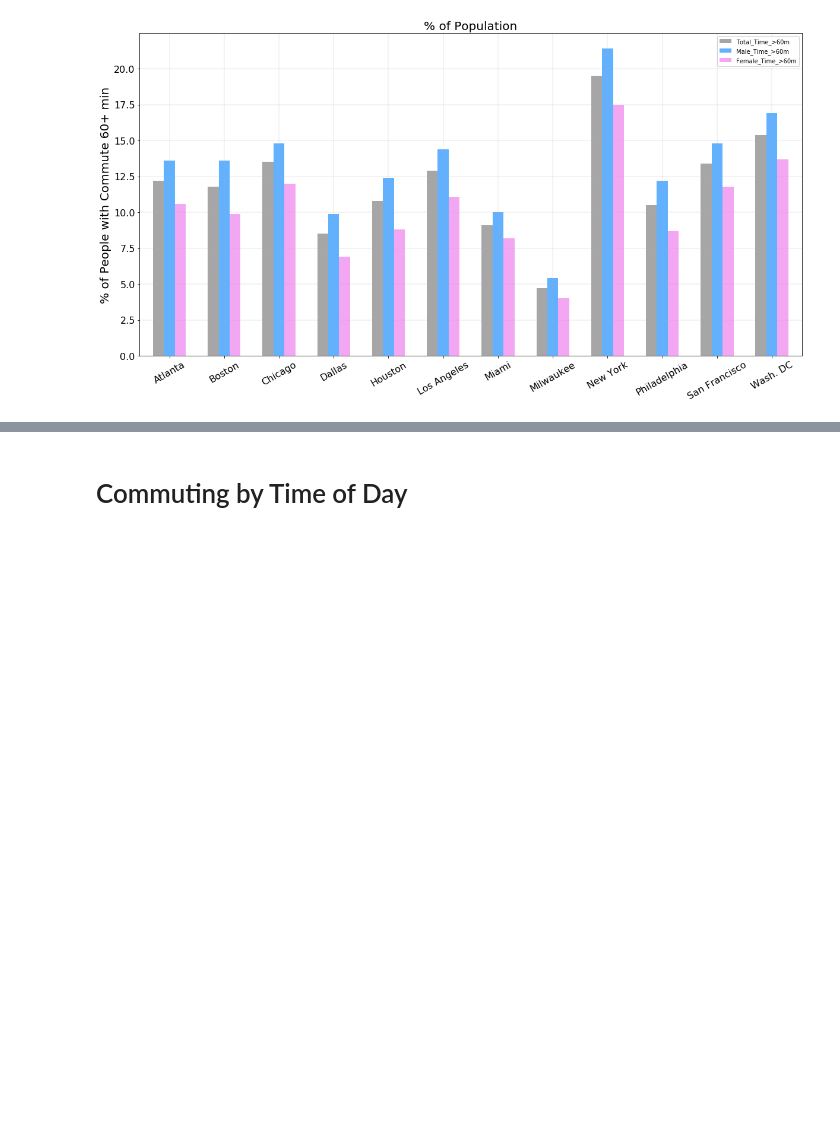
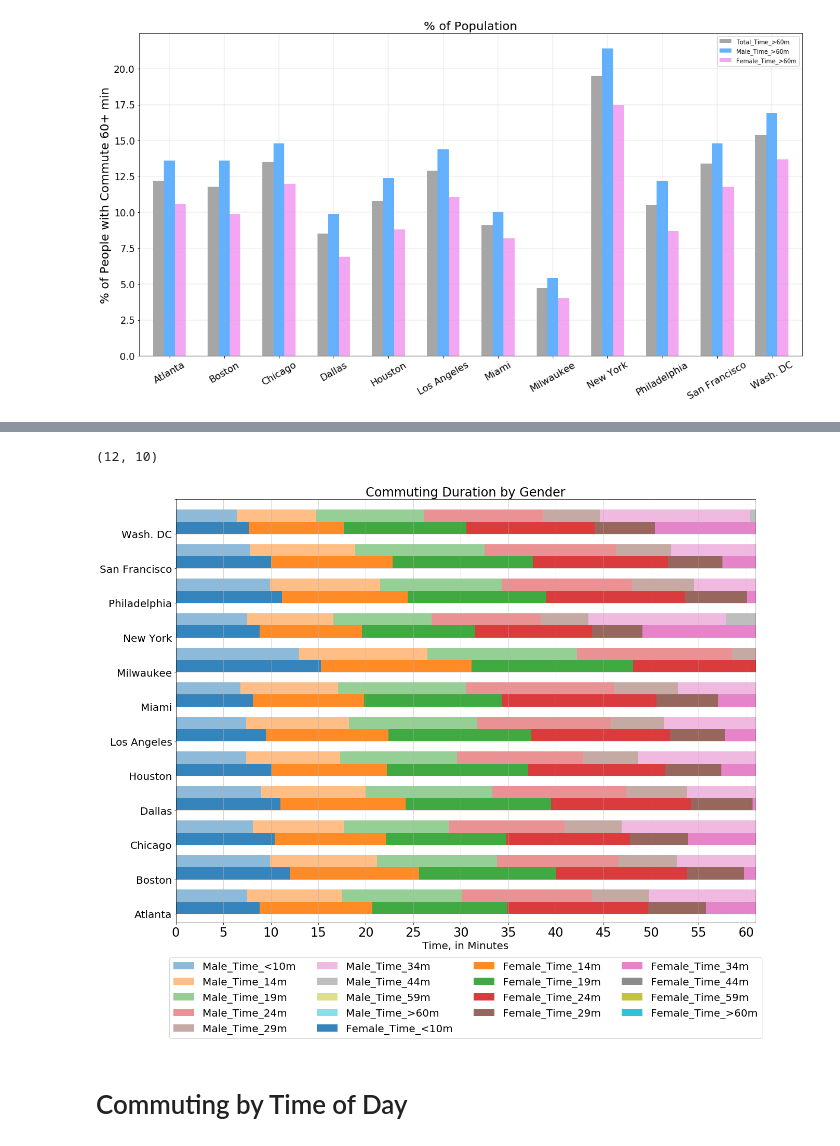
Before and after one commit to scheids1/ACS_Commuting, a Jupyter notebook: ACS_Commuting_Gender_Trends.ipynb, the cells around one changed output, grey strips where cells are left out. Cells and saved outputs as stored; diff of their text form; code cells hidden in the pictures; blank space fills up the shorter version.

Commit message:
new plot

```diff
--- a/ACS_Commuting_Gender_Trends.ipynb
+++ b/ACS_Commuting_Gender_Trends.ipynb
@@ -1792,3 +1792,8 @@ plt.xticks(arange(12), ('Atlanta', 'Boston', 'Chicago', 'Dallas', 'Houston', 'Lo
 plt.show()
 # %% [output]
 [figure]
+# %%
+time_all = pd.concat([time_10, time_14.iloc[:, 2:], time_19.iloc[:, 2:], time_24.iloc[:, 2:],
+                     time_29.iloc[:, 2:], time_34.iloc[:, 2:], time_44.iloc[:, 2:], time_59.iloc[:, 2:],
+                     time_60.iloc[:, 2:]], axis=1)
+time_all
@@ -1795,3 +1829,32 @@ plt.show()
+# %%
+duration_f = time_all[['CSA_Name', 'Female_Time_<10m', 'Female_Time_14m', 'Female_Time_19m',
+                       'Female_Time_24m', 'Female_Time_29m', 'Female_Time_34m', 'Female_Time_44m',
+                       'Female_Time_59m', 'Female_Time_>60m']]
+# %% [output]
+(12, 10)
+# %%
+duration_m = time_all[['CSA_Name', 'Male_Time_<10m', 'Male_Time_14m', 'Male_Time_19m',
+                       'Male_Time_24m', 'Male_Time_29m', 'Male_Time_34m', 'Male_Time_44m',
+                       'Male_Time_59m', 'Male_Time_>60m']]
+# %%
+fig, ax = plt.subplots()
+width=0.4
+duration_m.plot.barh(stacked=True, figsize=(20,15), position=-1, ax=ax, width=0.35,
+                     cmap='tab10', alpha=0.5, xlim=(0,101), align='center')
+duration_f.plot.barh(stacked=True, ax=ax, width=0.35, position=0, cmap='tab10',
+                     xlim=(0,101), alpha=0.9, align='center')
+plt.xticks(np.arange(0, 101, step=5), fontsize='16')
+plt.yticks(arange(13), ('Atlanta', 'Boston', 'Chicago', 'Dallas', 'Houston', 'Los Angeles', 'Miami',
+                        'Milwaukee', 'New York', 'Philadelphia', 'San Francisco', 'Wash. DC'),
+                        fontsize='20')
+plt.xticks(fontsize=24)
+plt.title("Commuting Duration by Gender", fontsize=24)
+plt.xlabel("Time, in Minutes", fontsize=20)
+plt.grid(linewidth=0.5)
+plt.legend(loc='upper center', bbox_to_anchor=(0.5, -0.07), ncol=4, prop={'size': 20})
+plt.show()
+# %% [output]
+[figure, added]
 # %% [markdown]
 # Commuting by Time of Day
 # %% [markdown]
```
Also changed, not shown: parts of 3 cells of this notebook.
